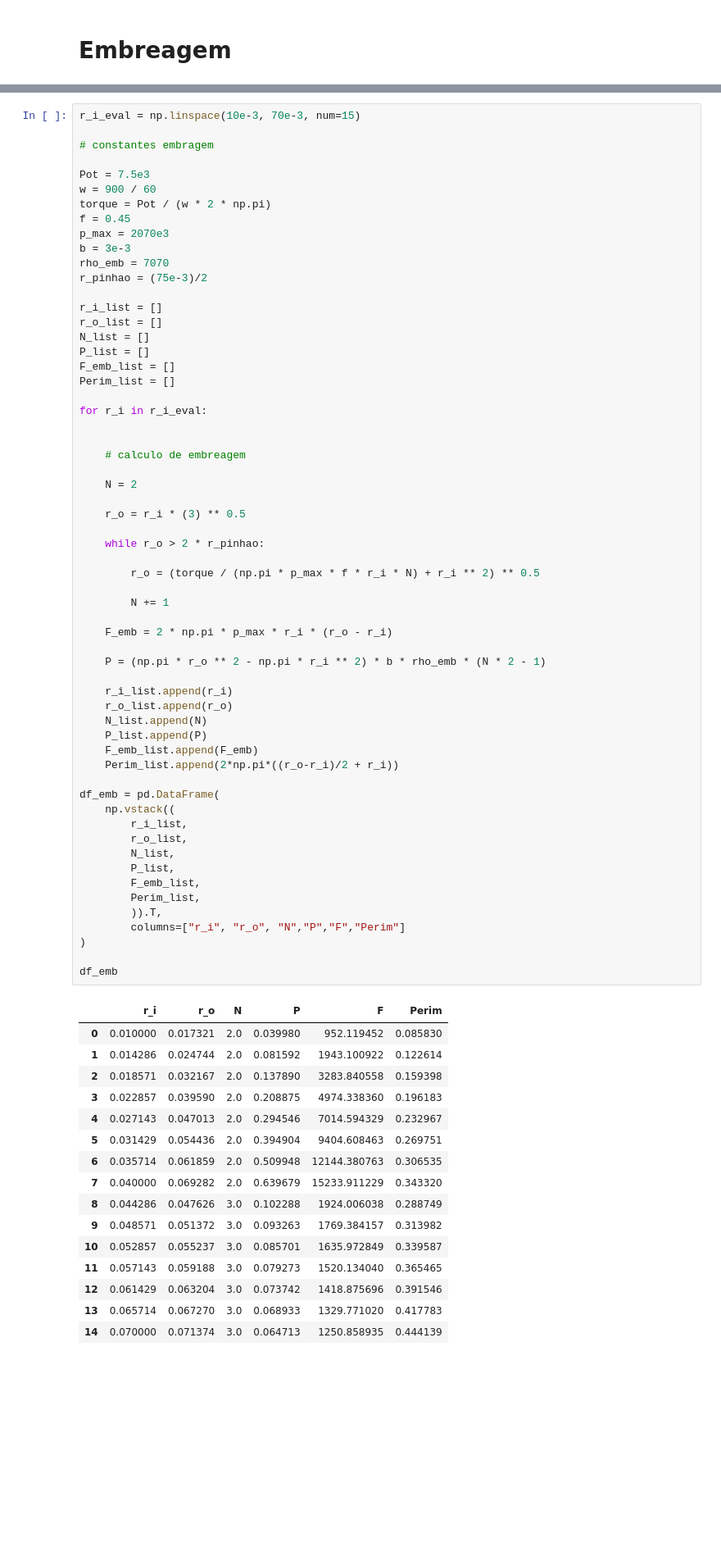
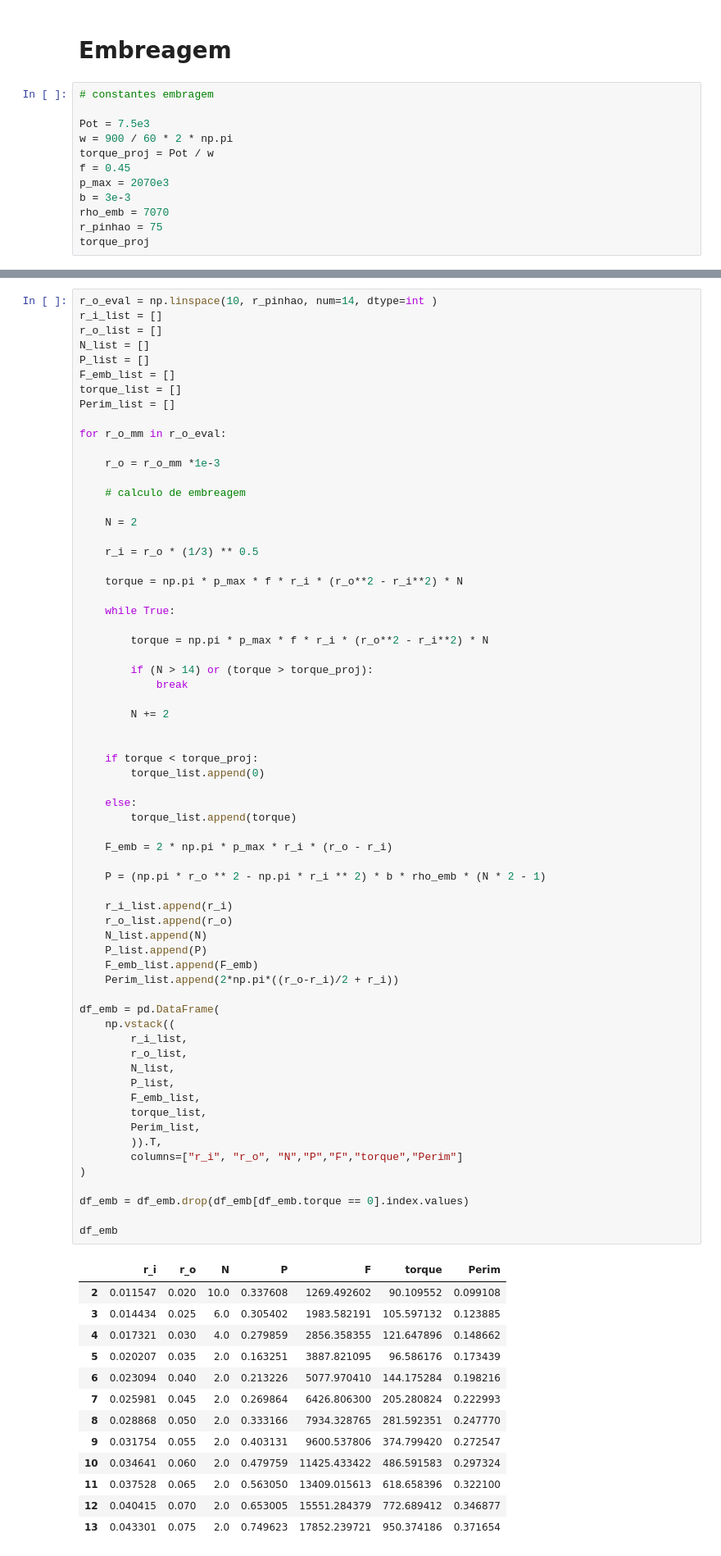
Before and after one commit to Esterci/Engenharia_Mecanica_UFJF, a Jupyter notebook: 12_periodo/elementos_II/embreagem_study.ipynb, the cells around one changed output, grey strips where cells are left out. Shown at 82% size. Saved outputs shown, nothing was run; the diff lists cells and outputs as text; blank space fills up the shorter version.

```diff
--- a/12_periodo/elementos_II/embreagem_study.ipynb
+++ b/12_periodo/elementos_II/embreagem_study.ipynb
@@ -13,3 +13,15 @@ import pandas as pd
 - 1 mm para soltar
 # %% [markdown]
 # Embreagem
+# %%
+# constantes embragem
+
+Pot = 7.5e3
+w = 900 / 60 * 2 * np.pi
+torque_proj = Pot / w
+f = 0.45
+p_max = 2070e3
+b = 3e-3
+rho_emb = 7070
+r_pinhao = 75
+torque_proj
@@ -16,79 +30,81 @@ import pandas as pd
 # %%
-r_i_eval = np.linspace(10e-3, 70e-3, num=15)
-
-# constantes embragem
-
-Pot = 7.5e3
-w = 900 / 60
-torque = Pot / (w * 2 * np.pi)
-f = 0.45
-p_max = 2070e3
-b = 3e-3
-rho_emb = 7070
-r_pinhao = (75e-3)/2
-
+r_o_eval = np.linspace(10, r_pinhao, num=14, dtype=int )
 r_i_list = []
 r_o_list = []
 N_list = []
 P_list = []
 F_emb_list = []
+torque_list = []
 Perim_list = []
 
-for r_i in r_i_eval:
+for r_o_mm in r_o_eval:
 
+    r_o = r_o_mm *1e-3
 
     # calculo de embreagem
 
     N = 2
 
-    r_o = r_i * (3) ** 0.5
+    r_i = r_o * (1/3) ** 0.5
 
-    while r_o > 2 * r_pinhao:
+    torque = np.pi * p_max * f * r_i * (r_o**2 - r_i**2) * N
 
-        r_o = (torque / (np.pi * p_max * f * r_i * N) + r_i ** 2) ** 0.5
+    while True:
 
-        N += 1
+        torque = np.pi * p_max * f * r_i * (r_o**2 - r_i**2) * N
+
+        if (N > 14) or (torque > torque_proj):
+            break
+
+        N += 2
+
+
+    if torque < torque_proj:
+        torque_list.append(0)
+
+    else:
+        torque_list.append(torque)
 
     F_emb = 2 * np.pi * p_max * r_i * (r_o - r_i)
 
     P = (np.pi * r_o ** 2 - np.pi * r_i ** 2) * b * rho_emb * (N * 2 - 1)
 
     r_i_list.append(r_i)
     r_o_list.append(r_o)
     N_list.append(N)
     P_list.append(P)
     F_emb_list.append(F_emb)
     Perim_list.append(2*np.pi*((r_o-r_i)/2 + r_i))
 
 df_emb = pd.DataFrame(
     np.vstack((
         r_i_list,
         r_o_list,
         N_list,
         P_list,
         F_emb_list,
+        torque_list,
         Perim_list,
         )).T,
-        columns=["r_i", "r_o", "N","P","F","Perim"]
+        columns=["r_i", "r_o", "N","P","F","torque","Perim"]
 )
 
+df_emb = df_emb.drop(df_emb[df_emb.torque == 0].index.values)
+
 df_emb
 # %% [output]
-|  | r_i | r_o | N | P | F | Perim |
-| 0 | 0.010000 | 0.017321 | 2.0 | 0.039980 | 952.119452 | 0.085830 |
-| 1 | 0.014286 | 0.024744 | 2.0 | 0.081592 | 1943.100922 | 0.122614 |
-| 2 | 0.018571 | 0.032167 | 2.0 | 0.137890 | 3283.840558 | 0.159398 |
-| 3 | 0.022857 | 0.039590 | 2.0 | 0.208875 | 4974.338360 | 0.196183 |
-| 4 | 0.027143 | 0.047013 | 2.0 | 0.294546 | 7014.594329 | 0.232967 |
-| 5 | 0.031429 | 0.054436 | 2.0 | 0.394904 | 9404.608463 | 0.269751 |
-| 6 | 0.035714 | 0.061859 | 2.0 | 0.509948 | 12144.380763 | 0.306535 |
-| 7 | 0.040000 | 0.069282 | 2.0 | 0.639679 | 15233.911229 | 0.343320 |
-| 8 | 0.044286 | 0.047626 | 3.0 | 0.102288 | 1924.006038 | 0.288749 |
-| 9 | 0.048571 | 0.051372 | 3.0 | 0.093263 | 1769.384157 | 0.313982 |
-| 10 | 0.052857 | 0.055237 | 3.0 | 0.085701 | 1635.972849 | 0.339587 |
-| 11 | 0.057143 | 0.059188 | 3.0 | 0.079273 | 1520.134040 | 0.365465 |
-| 12 | 0.061429 | 0.063204 | 3.0 | 0.073742 | 1418.875696 | 0.391546 |
-| 13 | 0.065714 | 0.067270 | 3.0 | 0.068933 | 1329.771020 | 0.417783 |
-| 14 | 0.070000 | 0.071374 | 3.0 | 0.064713 | 1250.858935 | 0.444139 |
+|  | r_i | r_o | N | P | F | torque | Perim |
+| 2 | 0.011547 | 0.020 | 10.0 | 0.337608 | 1269.492602 | 90.109552 | 0.099108 |
+| 3 | 0.014434 | 0.025 | 6.0 | 0.305402 | 1983.582191 | 105.597132 | 0.123885 |
+| 4 | 0.017321 | 0.030 | 4.0 | 0.279859 | 2856.358355 | 121.647896 | 0.148662 |
+| 5 | 0.020207 | 0.035 | 2.0 | 0.163251 | 3887.821095 | 96.586176 | 0.173439 |
+| 6 | 0.023094 | 0.040 | 2.0 | 0.213226 | 5077.970410 | 144.175284 | 0.198216 |
+| 7 | 0.025981 | 0.045 | 2.0 | 0.269864 | 6426.806300 | 205.280824 | 0.222993 |
+| 8 | 0.028868 | 0.050 | 2.0 | 0.333166 | 7934.328765 | 281.592351 | 0.247770 |
+| 9 | 0.031754 | 0.055 | 2.0 | 0.403131 | 9600.537806 | 374.799420 | 0.272547 |
+| 10 | 0.034641 | 0.060 | 2.0 | 0.479759 | 11425.433422 | 486.591583 | 0.297324 |
+| 11 | 0.037528 | 0.065 | 2.0 | 0.563050 | 13409.015613 | 618.658396 | 0.322100 |
+| 12 | 0.040415 | 0.070 | 2.0 | 0.653005 | 15551.284379 | 772.689412 | 0.346877 |
+| 13 | 0.043301 | 0.075 | 2.0 | 0.749623 | 17852.239721 | 950.374186 | 0.371654 |
 # %%
 fig = plt.figure(figsize=[16, 9])
```
Also changed, not shown: parts of 11 cells of this notebook, 2 other files.
